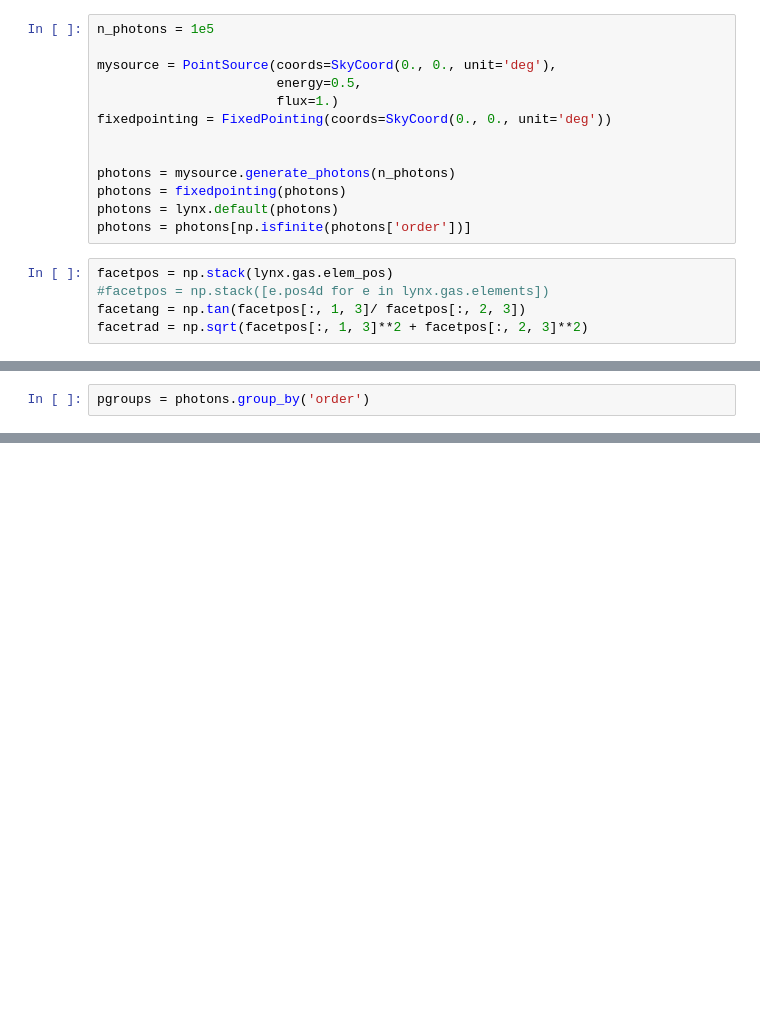
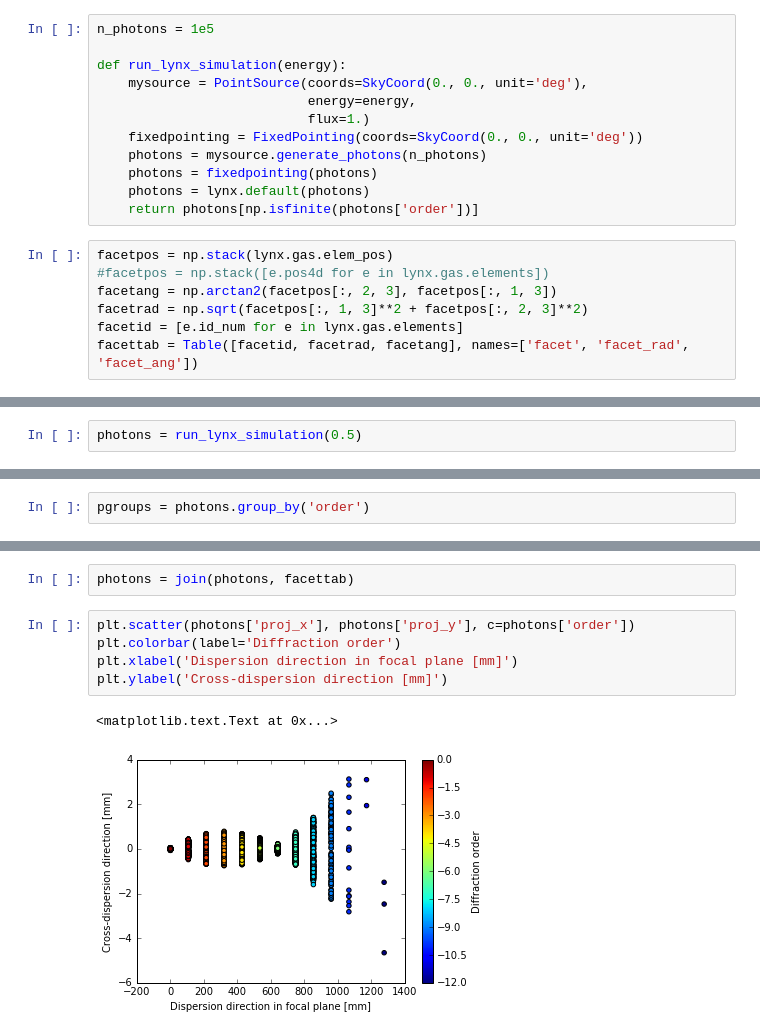
Before and after one commit to hamogu/lynx-analysis, a Jupyter notebook: notebooks/Subaperturing.ipynb, the cells around one changed output, grey strips where cells are left out. Cells and saved outputs as stored; diff of their text form; blank space fills up the shorter version.

```diff
--- a/notebooks/Subaperturing.ipynb
+++ b/notebooks/Subaperturing.ipynb
@@ -49,18 +58,19 @@ Lynx version 0.0.dev8 (commit hash: 80ffb579cf256777f9e1af151b89cec639d3ea4c fro
 # %%
 n_photons = 1e5
 
-mysource = PointSource(coords=SkyCoord(0., 0., unit='deg'),
-                       energy=0.5,
-                       flux=1.)
-fixedpointing = FixedPointing(coords=SkyCoord(0., 0., unit='deg'))
-
-
-photons = mysource.generate_photons(n_photons)
-photons = fixedpointing(photons)
-photons = lynx.default(photons)
-photons = photons[np.isfinite(photons['order'])]
+def run_lynx_simulation(energy):
+    mysource = PointSource(coords=SkyCoord(0., 0., unit='deg'),
+                           energy=energy,
+                           flux=1.)
+    fixedpointing = FixedPointing(coords=SkyCoord(0., 0., unit='deg'))
+    photons = mysource.generate_photons(n_photons)
+    photons = fixedpointing(photons)
+    photons = lynx.default(photons)
+    return photons[np.isfinite(photons['order'])]
 # %%
 facetpos = np.stack(lynx.gas.elem_pos)
 #facetpos = np.stack([e.pos4d for e in lynx.gas.elements])
-facetang = np.tan(facetpos[:, 1, 3]/ facetpos[:, 2, 3])
+facetang = np.arctan2(facetpos[:, 2, 3], facetpos[:, 1, 3])
 facetrad = np.sqrt(facetpos[:, 1, 3]**2 + facetpos[:, 2, 3]**2)
+facetid = [e.id_num for e in lynx.gas.elements]
+facettab = Table([facetid, facetrad, facetang], names=['facet', 'facet_rad', 'facet_ang'])
@@ -76,3 +84,5 @@ First, we look at a zeroth order image. That allows us to check that we got the
+# %%
+photons = run_lynx_simulation(0.5)
 # %%
 from matplotlib.ticker import NullFormatter
 
@@ -163,0 +182,10 @@ len(photons)
+# %%
+photons = join(photons, facettab)
+# %%
+plt.scatter(photons['proj_x'], photons['proj_y'], c=photons['order'])
+plt.colorbar(label='Diffraction order')
+plt.xlabel('Dispersion direction in focal plane [mm]')
+plt.ylabel('Cross-dispersion direction [mm]')
+# %% [output]
+<matplotlib.text.Text at 0x...>
+[figure, added]
```
Also changed, not shown: parts of 36 cells of this notebook, 2 other files.
